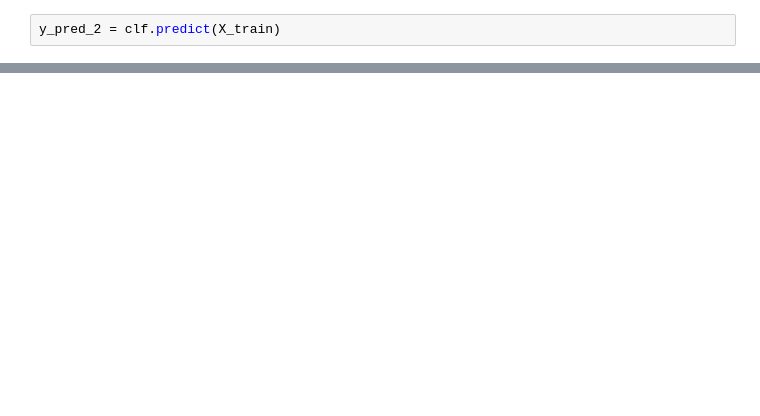
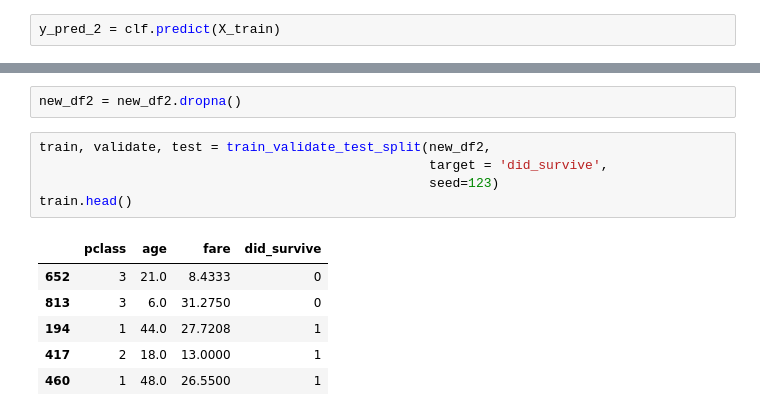
Before and after one commit to CaitlynCarney/git_practice, a Jupyter notebook: classification-exercises/model.ipynb, the cells around one changed output, grey strips where cells are left out. Saved outputs shown, nothing was run; the diff lists cells and outputs as text; blank space fills up the shorter version.

```diff
--- a/classification-exercises/model.ipynb
+++ b/classification-exercises/model.ipynb
@@ -1398,0 +1450,14 @@ TypeError: get_metrics_bin() missing 1 required positional argument: 'y'
+# %%
+new_df2 = new_df2.dropna()
+# %%
+train, validate, test = train_validate_test_split(new_df2,
+                                                  target = 'did_survive',
+                                                  seed=123)
+train.head()
+# %% [output]
+|  | pclass | age | fare | did_survive |
+| 652 | 3 | 21.0 | 8.4333 | 0 |
+| 813 | 3 | 6.0 | 31.2750 | 0 |
+| 194 | 1 | 44.0 | 27.7208 | 1 |
+| 417 | 2 | 18.0 | 13.0000 | 1 |
+| 460 | 1 | 48.0 | 26.5500 | 1 |
```
Also changed, not shown: parts of 81 cells of this notebook.
